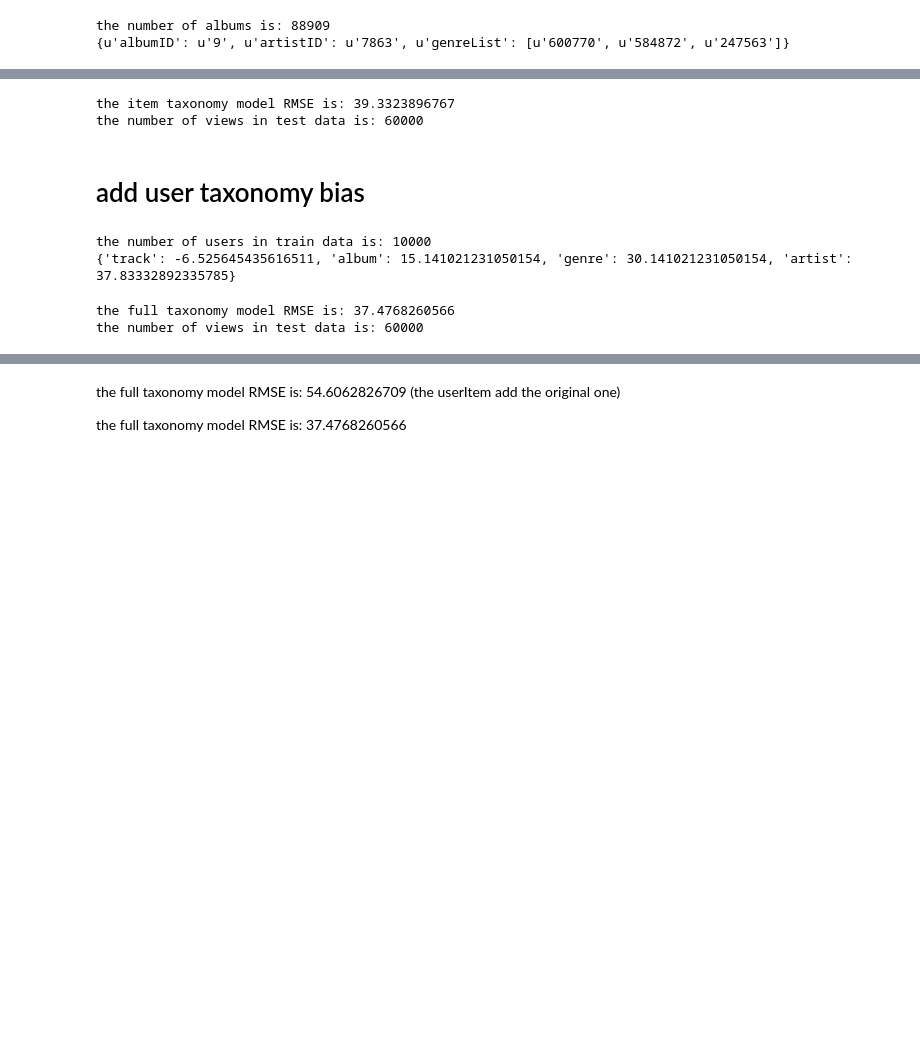
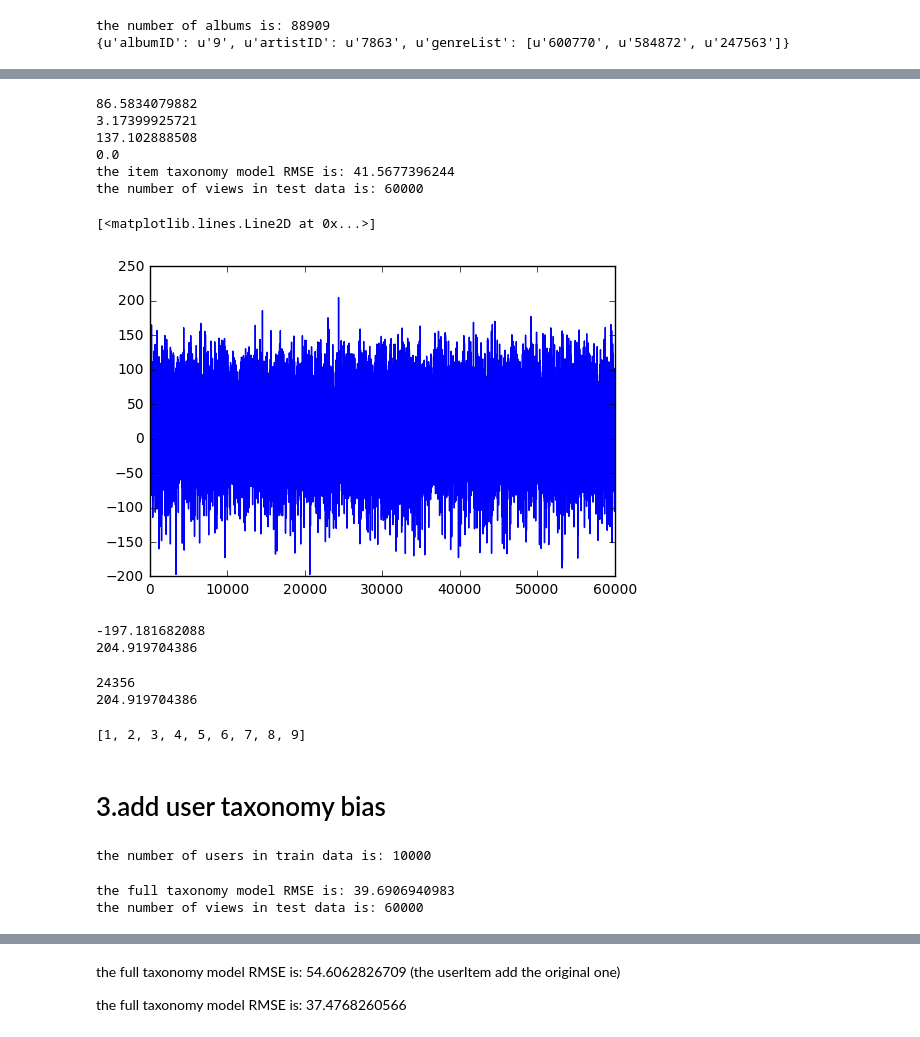
Before and after one commit to moli73/Music-Recommender, a Jupyter notebook: biasModelCode.ipynb, the cells around one changed output, grey strips where cells are left out. Saved outputs shown, nothing was run; the diff lists cells and outputs as text; code cells hidden in the pictures; blank space fills up the shorter version.

```diff
--- a/biasModelCode.ipynb
+++ b/biasModelCode.ipynb
@@ -330,5 +347,6 @@ the size of album tax biases is: 63379
 # %%
 #check the taxonomy bias model RMSE
+errors = []
 count = 0
 squareSum = 0
 for review in testDatas:
@@ -350,15 +368,53 @@ for review in testDatas:
         curUserBias = userBiases[userID]
 
         squareSum += (aveRate + curItemBias + curUserBias - realRating) ** 2
-
+        errors.append(aveRate + curItemBias + curUserBias - realRating)
+        if count == 24356 + 1:
+#             print (len(errors))
+#             print errors[24356]
+            print curItemBias
+            print curUserBias
+            print aveRate + curItemBias + curUserBias
+            print realRating
 RMSE = sqrt(squareSum / float(count))
 print('the item taxonomy model RMSE is: ' + str(RMSE))
 print('the number of views in test data is: ' + str(count))
 # %% [output]
-the item taxonomy model RMSE is: 39.3323896767
+86.5834079882
+3.17399925721
+137.102888508
+0.0
+the item taxonomy model RMSE is: 41.5677396244
 the number of views in test data is: 60000
+# %%
+%matplotlib inline
+import matplotlib.pyplot as plt
+x = range(len(errors))
+y = errors
+plt.plot(x, y)
+# %% [output]
+[<matplotlib.lines.Line2D at 0x...>]
+[figure, added]
+# %%
+print min(errors)
+print max(errors)
+# %% [output]
+-197.181682088
+204.919704386
+# %%
+import numpy as np
+ind = np.argmax(errors)
+print ind
+print errors[24356]
+# %% [output]
+24356
+204.919704386
+# %%
+range(1,10)
+# %% [output]
+[1, 2, 3, 4, 5, 6, 7, 8, 9]
 # %% [markdown]
-add user taxonomy bias
+3.add user taxonomy bias
 ==
 # %%
 def userTaxBias(userID):
@@ -407,12 +463,12 @@ for review in trainDatas:
     userID = review['userID']
     userTaxBiases[userID] = userTaxBias(userID)
 print('the number of users in train data is: ' + str(len(userTaxBiases)))
-print(userTaxBiases['0'])
+# print(userTaxBiases['0'])
 # %% [output]
 the number of users in train data is: 10000
-{'track': -6.525645435616511, 'album': 15.141021231050154, 'genre': 30.141021231050154, 'artist': 37.83332892335785}
 # %%
 #check the RMSE with full taxonomy bias model
+errors = []
 count = 0
 squareSum = 0
 for review in testDatas:
@@ -438,6 +494,7 @@ for review in testDatas:
         else:
             curItemBias = 0
         squareSum += (aveRate + curItemBias + curUserBias - realRating) ** 2
+        errors.append(aveRate + curItemBias + curUserBias - realRating)
 #         squareSum += (aveRate + userBiases[userID] + curItemBias + curUserBias - realRating) ** 2
 
 
@@ -445,5 +502,5 @@ RMSE = sqrt(squareSum / float(count))
 print('the full taxonomy model RMSE is: ' + str(RMSE))
 print('the number of views in test data is: ' + str(count))
 # %% [output]
-the full taxonomy model RMSE is: 37.4768260566
+the full taxonomy model RMSE is: 39.6906940983
 the number of views in test data is: 60000
```
Also changed, not shown: parts of 28 cells of this notebook.
